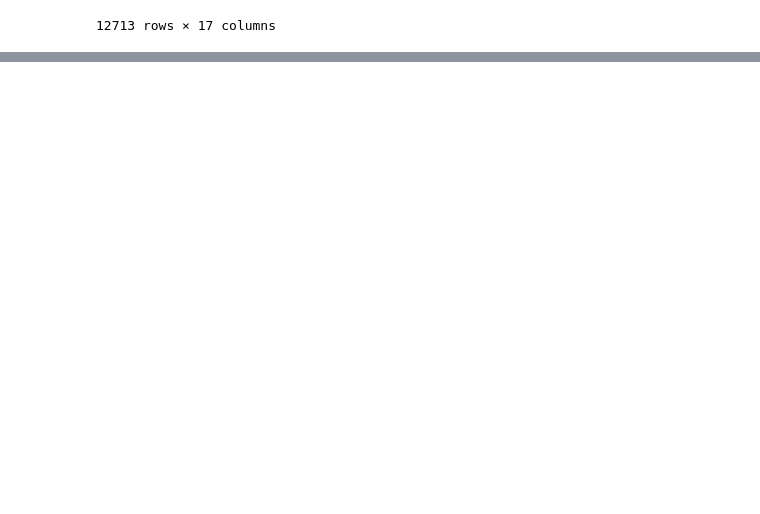
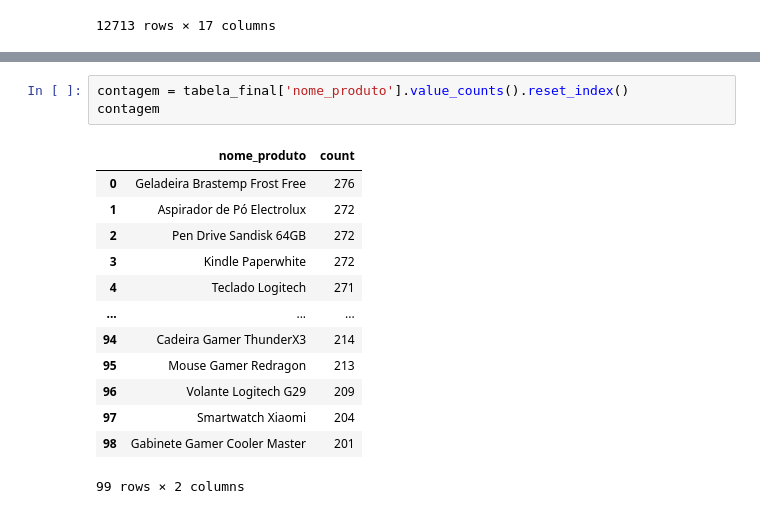
Before and after one commit to MatheusVieira12/Projeto_Nara, a Jupyter notebook: Tabelas.ipynb, the cells around one changed output, grey strips where cells are left out. Cells and saved outputs as stored; diff of their text form; blank space fills up the shorter version.

```diff
--- a/Tabelas.ipynb
+++ b/Tabelas.ipynb
@@ -115,0 +160,17 @@ tabela_final.groupby("categoria")["preco"].sum().reset_index().sort_values(by="p
+# %%
+contagem = tabela_final['nome_produto'].value_counts().reset_index()
+contagem
+# %% [output]
+|  | nome_produto | count |
+| 0 | Geladeira Brastemp Frost Free | 276 |
+| 1 | Aspirador de Pó Electrolux | 272 |
+| 2 | Pen Drive Sandisk 64GB | 272 |
+| 3 | Kindle Paperwhite | 272 |
+| 4 | Teclado Logitech | 271 |
+| ... | ... | ... |
+| 94 | Cadeira Gamer ThunderX3 | 214 |
+| 95 | Mouse Gamer Redragon | 213 |
+| 96 | Volante Logitech G29 | 209 |
+| 97 | Smartwatch Xiaomi | 204 |
+| 98 | Gabinete Gamer Cooler Master | 201 |
+99 rows × 2 columns
```
Also changed, not shown: parts of 7 cells of this notebook.
